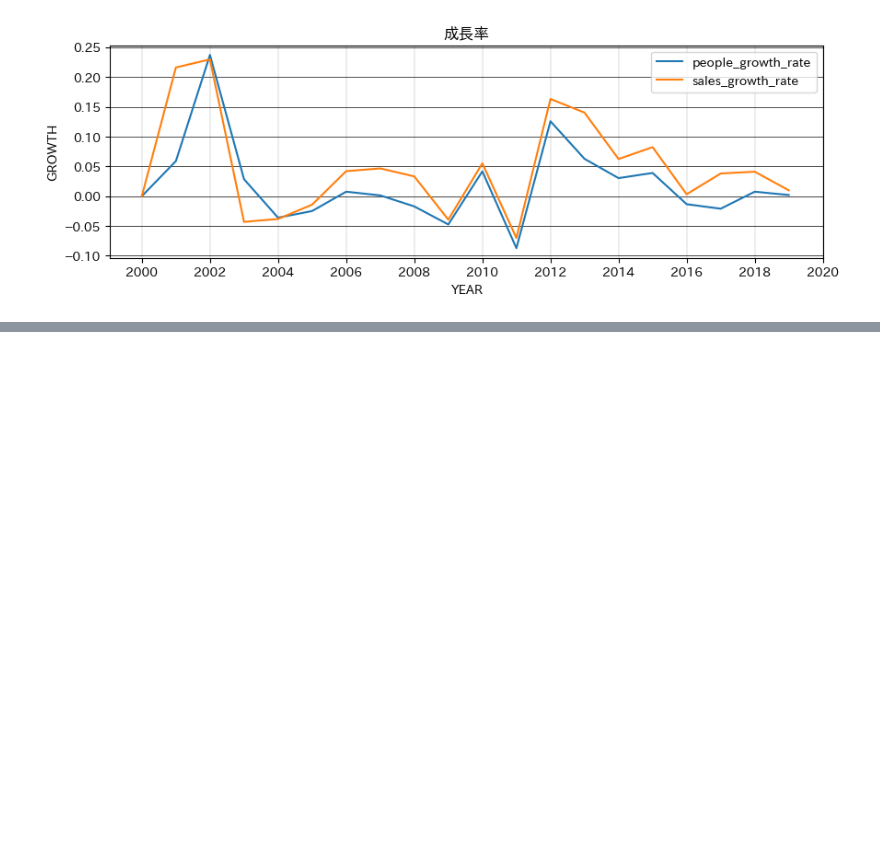
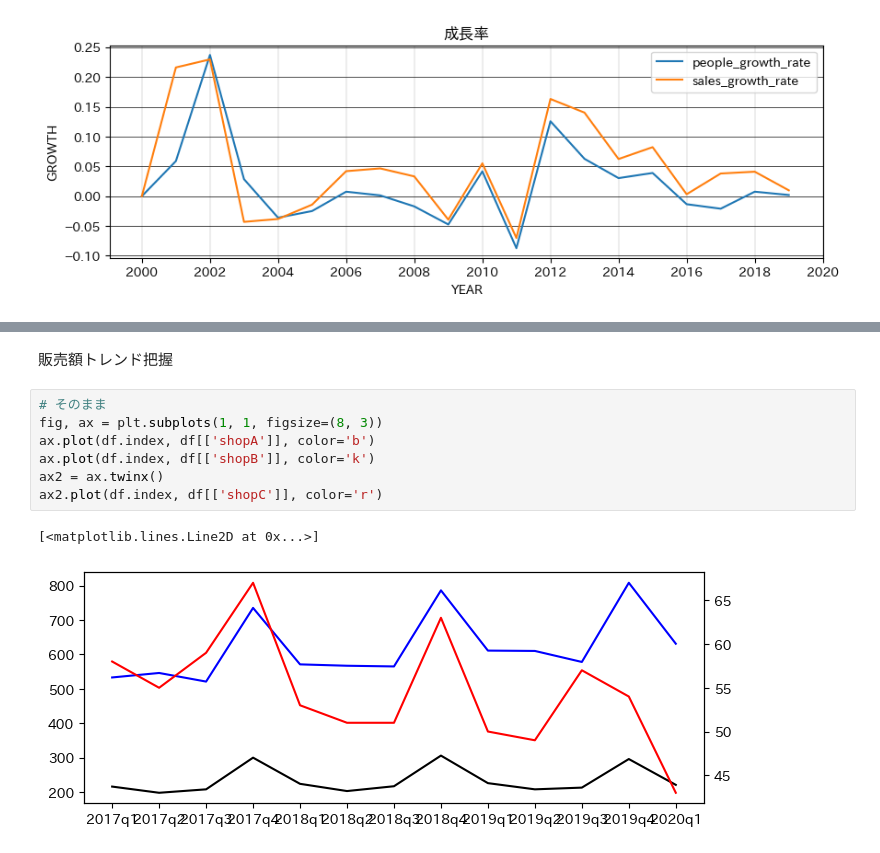
Before and after one commit to akmiccom/dataAnalyticsBasic, a Jupyter notebook: notebooks/c8.ipynb, the cells around one changed output, grey strips where cells are left out. Cells and saved outputs as stored; diff of their text form; blank space fills up the shorter version.

```diff
--- a/notebooks/c8.ipynb
+++ b/notebooks/c8.ipynb
@@ -161,0 +196,12 @@ plt.show()
+# %% [markdown]
+販売額トレンド把握
+# %%
+# そのまま
+fig, ax = plt.subplots(1, 1, figsize=(8, 3))
+ax.plot(df.index, df[['shopA']], color='b')
+ax.plot(df.index, df[['shopB']], color='k')
+ax2 = ax.twinx()
+ax2.plot(df.index, df[['shopC']], color='r')
+# %% [output]
+[<matplotlib.lines.Line2D at 0x...>]
+[figure, added]
```
Also changed, not shown: parts of 14 cells of this notebook, 1 other file.
